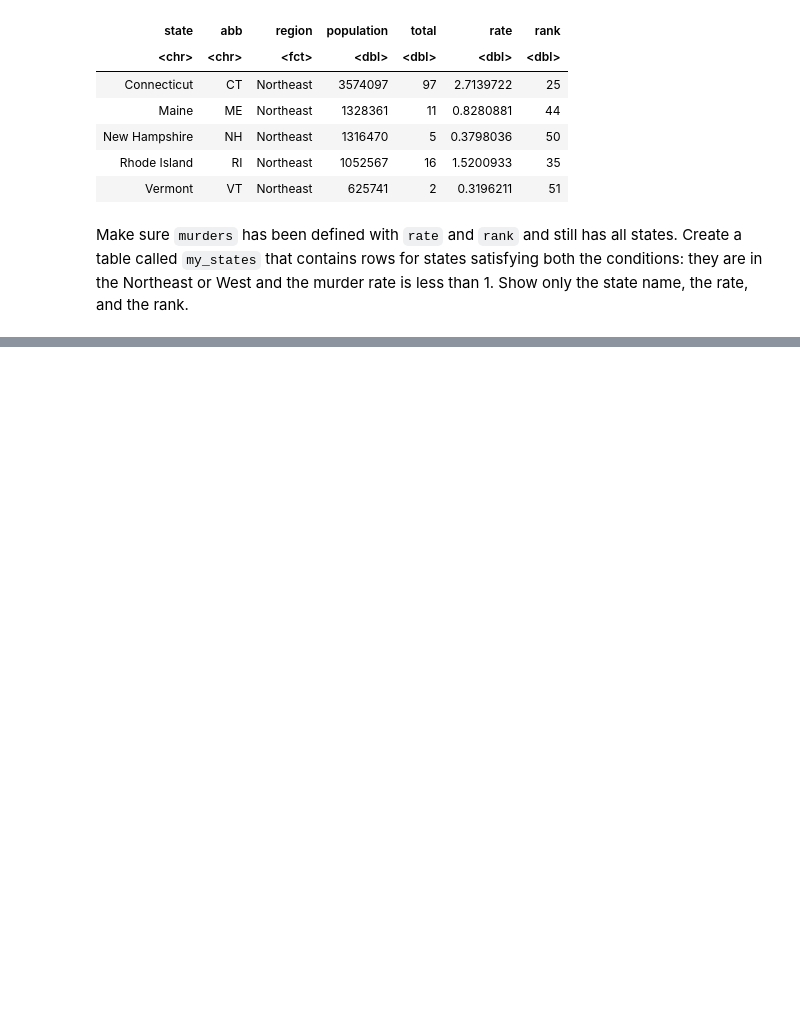
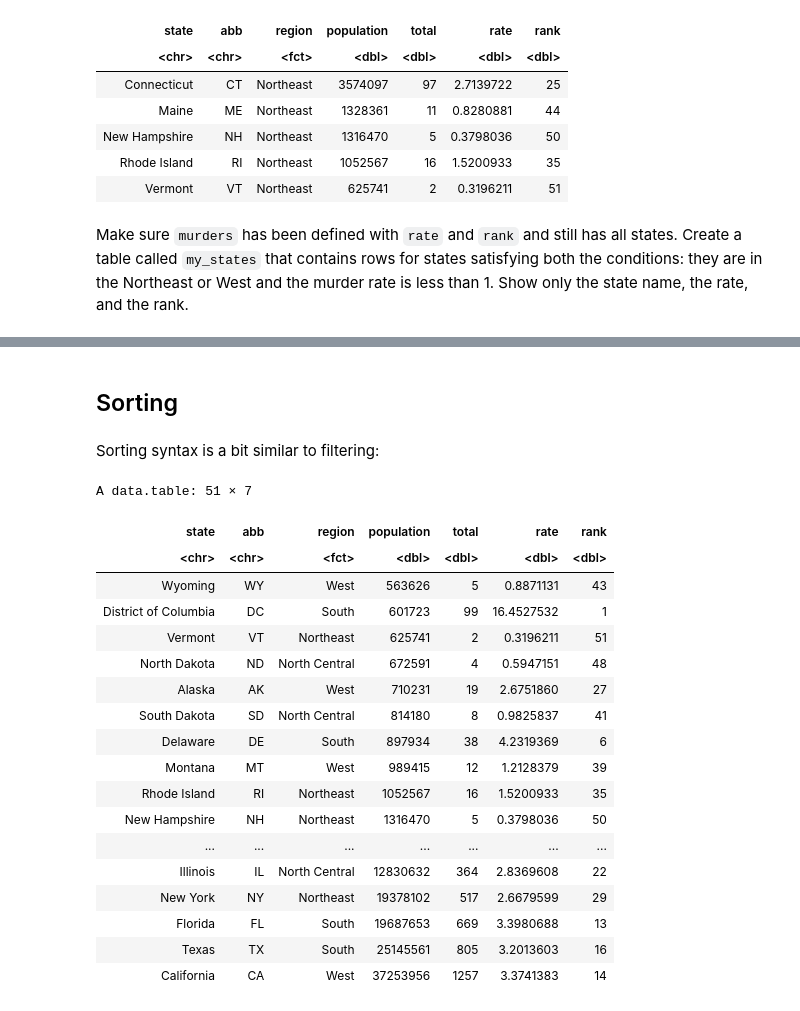
Before and after one commit to readyready15728/data-wrangling-and-visualization-with-r, a Jupyter notebook: 05_data.table/05_data.table.ipynb, the cells around one changed output, grey strips where cells are left out. Cells and saved outputs as stored; diff of their text form; code cells hidden in the pictures; blank space fills up the shorter version.

```diff
--- a/05_data.table/05_data.table.ipynb
+++ b/05_data.table/05_data.table.ipynb
@@ -425,0 +523,26 @@ my_states <- murders_dt[region %in% c('Northeast', 'West') & rate <= 1]
+# %% [markdown]
+## Sorting
+# %% [markdown]
+Sorting syntax is a bit similar to filtering:
+# %%
+murders_dt[order(population)]
+# %% [output]
+A data.table: 51 × 7
+| state | abb | region | population | total | rate | rank |
+| <chr> | <chr> | <fct> | <dbl> | <dbl> | <dbl> | <dbl> |
+| Wyoming | WY | West | 563626 | 5 | 0.8871131 | 43 |
+| District of Columbia | DC | South | 601723 | 99 | 16.4527532 | 1 |
+| Vermont | VT | Northeast | 625741 | 2 | 0.3196211 | 51 |
+| North Dakota | ND | North Central | 672591 | 4 | 0.5947151 | 48 |
+| Alaska | AK | West | 710231 | 19 | 2.6751860 | 27 |
+| South Dakota | SD | North Central | 814180 | 8 | 0.9825837 | 41 |
+| Delaware | DE | South | 897934 | 38 | 4.2319369 | 6 |
+| Montana | MT | West | 989415 | 12 | 1.2128379 | 39 |
+| Rhode Island | RI | Northeast | 1052567 | 16 | 1.5200933 | 35 |
+| New Hampshire | NH | Northeast | 1316470 | 5 | 0.3798036 | 50 |
+| ... | ... | ... | ... | ... | ... | ... |
+| Illinois | IL | North Central | 12830632 | 364 | 2.8369608 | 22 |
+| New York | NY | Northeast | 19378102 | 517 | 2.6679599 | 29 |
+| Florida | FL | South | 19687653 | 669 | 3.3980688 | 13 |
+| Texas | TX | South | 25145561 | 805 | 3.2013603 | 16 |
+| California | CA | West | 37253956 | 1257 | 3.3741383 | 14 |
```
Also changed, not shown: parts of 37 cells of this notebook.
